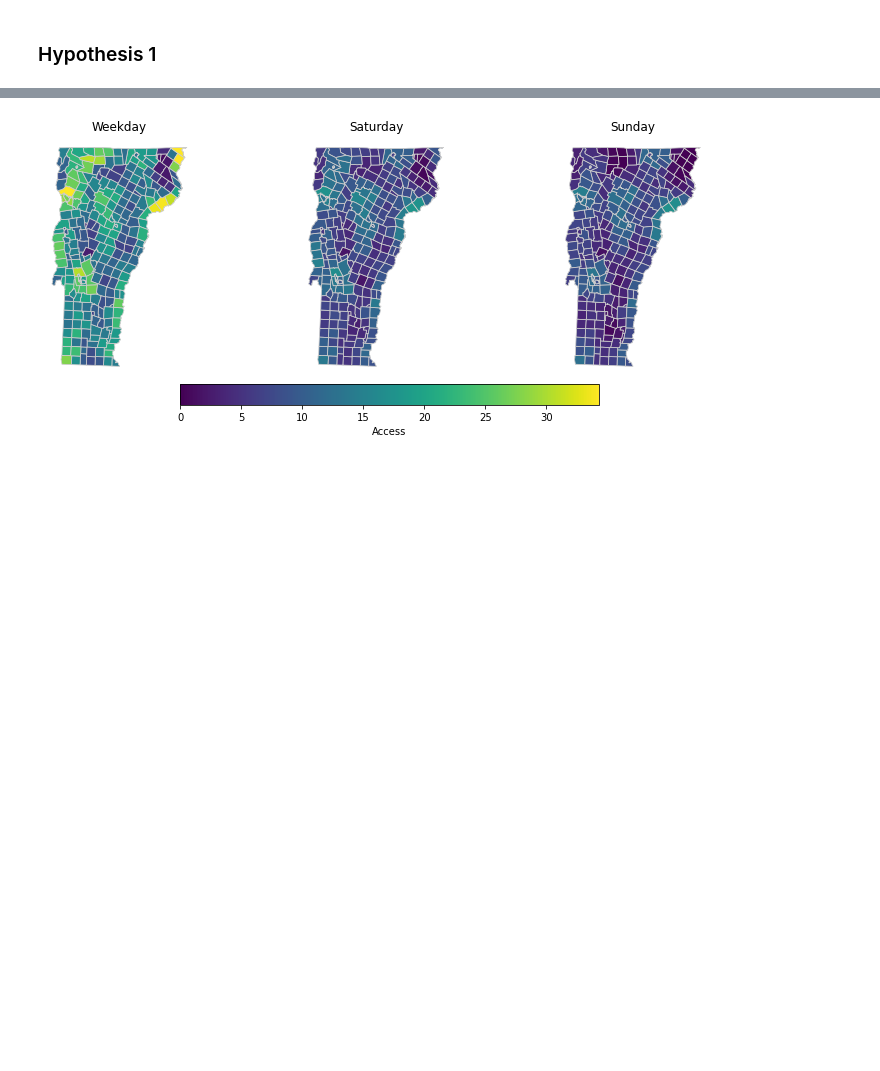
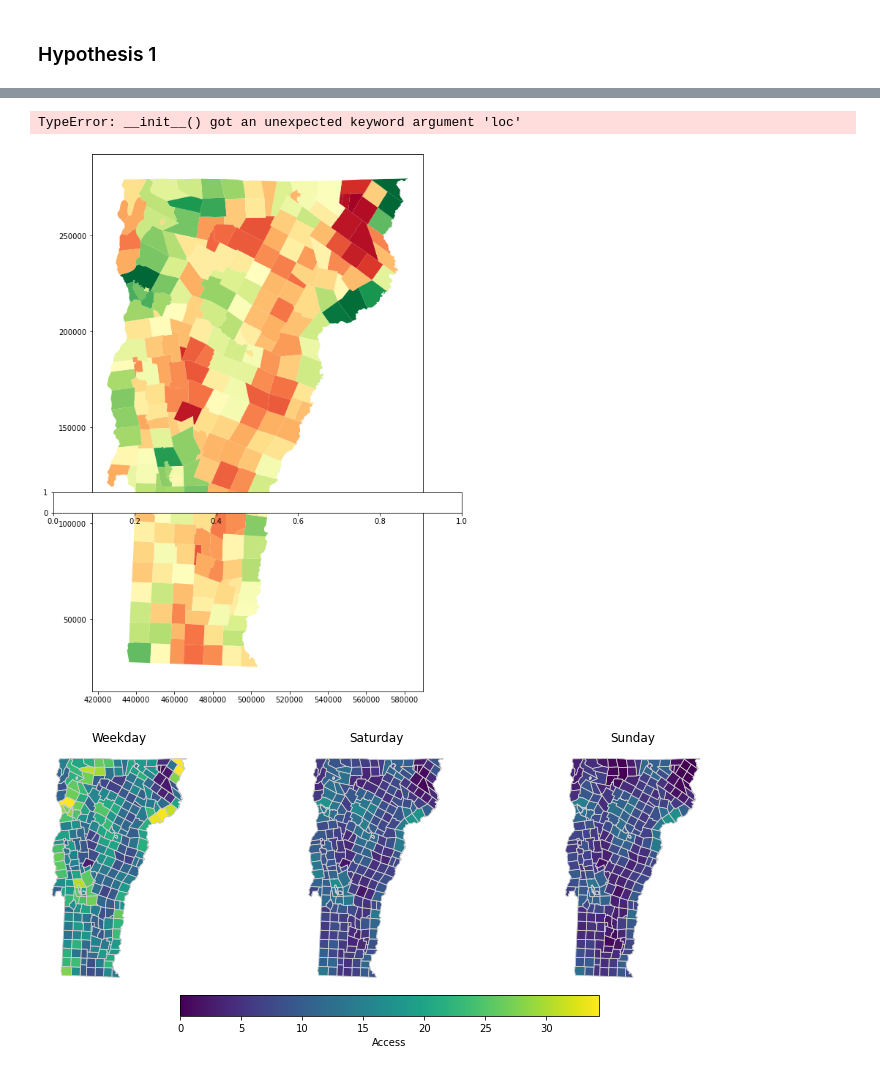
Before and after one commit to samroubin/VTPharmacy, a Jupyter notebook: procedure/code/02_Pharmacy_Accessibility_Analysis.ipynb, the cells around one changed output, grey strips where cells are left out. Saved outputs shown, nothing was run; the diff lists cells and outputs as text; code cells hidden in the pictures; blank space fills up the shorter version.

```diff
--- a/procedure/code/02_Pharmacy_Accessibility_Analysis.ipynb
+++ b/procedure/code/02_Pharmacy_Accessibility_Analysis.ipynb
@@ -790,3 +802,36 @@ mapping_df.explore()
+# %%
+metropolitan_df = mapping_df[mapping_df['necta'] == 'Metropolitan NECTA']
+micropolitan_df = mapping_df[mapping_df['necta'] == 'Micropolitan NECTA']
+
+# Dissolve the geometries for each group to merge adjacent polygons
+metropolitan_boundary = metropolitan_df.dissolve(by='necta')['geometry'].boundary
+micropolitan_boundary = micropolitan_df.dissolve(by='necta')['geometry'].boundary
+
+# Plot the map of weekday pharmacy accessibility
+fig, ax = plt.subplots(figsize=(10, 10))
+#legend_kwds = dict(orientation='horizontal', label='Access', pad=-0.5, loc = 'lower right')
+mapping_df.plot(column='access_w', cmap='RdYlGn', legend=True, legend_kwds={'label':'Access','orientation': 'horizontal'}, ax=ax, vmax=20)
+
+# Plot only the merged exterior boundaries of the 'Metropolitan NECTA' group
+metropolitan_boundary.plot(ax=ax, color='black', linewidth=1.2)
+
+# Plot only the merged exterior boundaries of the 'Micropolitan NECTA' group
+micropolitan_boundary.plot(ax=ax, color='darkslategrey', linewidth=1.2)
+
+legend_elements = [
+    Line2D([0], [0], color='black', lw=2, label='Metropolitan'),
+    Line2D([0], [0], color='slategrey', lw=2, label='Micropolitan')
+]
+ax.legend(handles=legend_elements, loc='lower right', fontsize=12)
+
+plt.title('Weekday Conventional Business Hours Pharmacy Accessibility')
+plt.xlabel('Longitude')
+plt.ylabel('Latitude')
+plt.axis('off')
+plt.show()
+# %% [output]
+TypeError: __init__() got an unexpected keyword argument 'loc'
+[figure, added]
 # %%
 # Map by day of the week
 mapping_df1 = mapping_df
```
Also changed, not shown: parts of 8 cells of this notebook.
